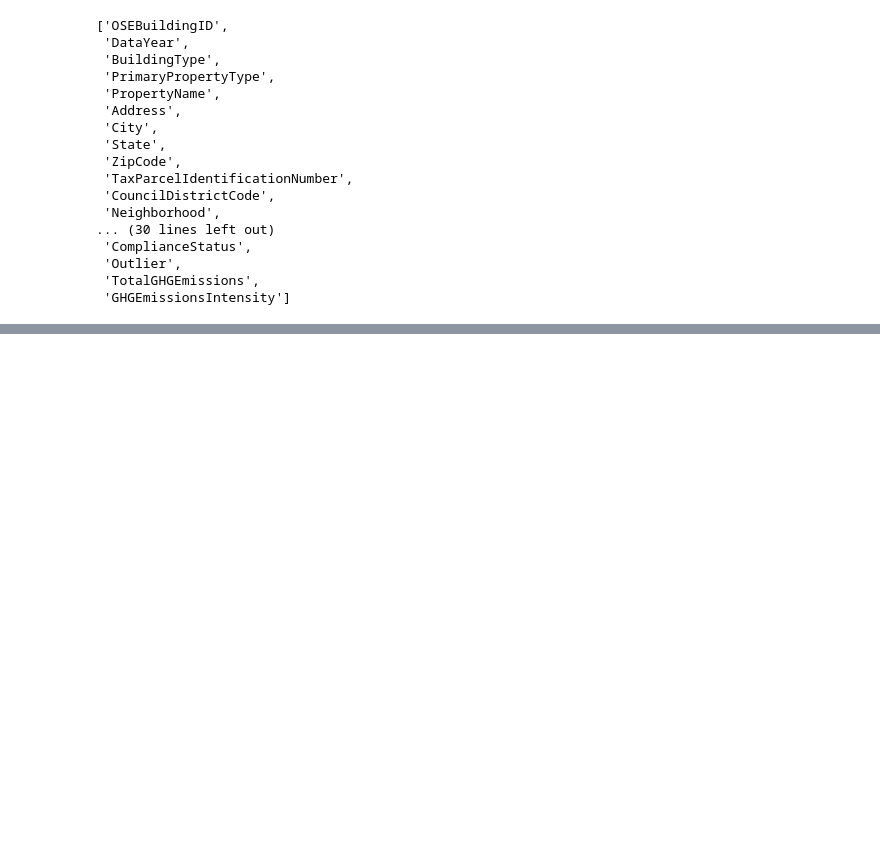
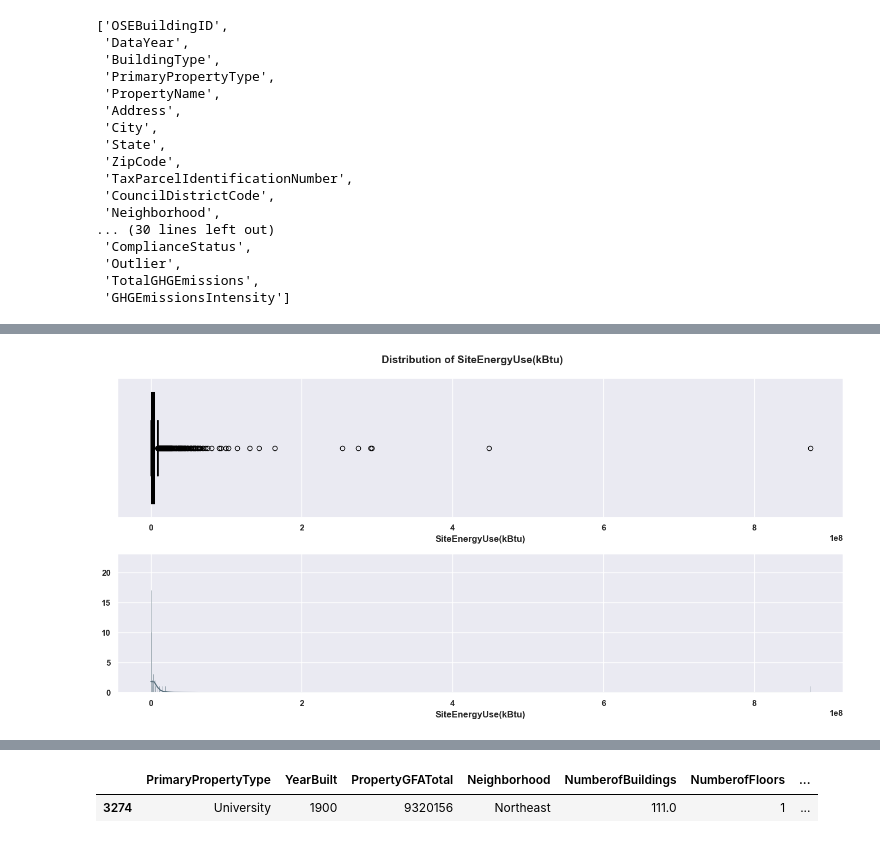
Before and after one commit to AlhousseineDiallo/energy_sight, a Jupyter notebook: notebooks/exploration_01.ipynb, the cells around one changed output, grey strips where cells are left out. Cells and saved outputs as stored; diff of their text form; code cells hidden in the pictures; blank space fills up the shorter version.

```diff
--- a/notebooks/exploration_01.ipynb
+++ b/notebooks/exploration_01.ipynb
@@ -407,0 +1117,2 @@ np.int64(3344)
+# %%
+df_compliant_filtered = logarithm(df=df_compliant_filtered, col='PropertyGFATotal')
@@ -407,0 +1201,4 @@ np.int64(3344)
+# %%
+# let's also use the matplotlib and seaborn methods
+plot_distribution(df=df_compliant_filtered, col='SiteEnergyUse(kBtu)', bins=100_000)
+# %% [output]
@@ -407,0 +1207 @@ np.int64(3344)
+[figure, added]
@@ -407,0 +1214,7 @@ np.int64(3344)
+# %%
+# let's check the building with the highest consumption
+df_compliant_filtered.loc[df_compliant_filtered['SiteEnergyUse(kBtu)'] == max_consumption]
+# So it's the university of Washington
+# %% [output]
+|  | PrimaryPropertyType | YearBuilt | PropertyGFATotal | Neighborhood | NumberofBuildings | NumberofFloors | ... |
+| 3274 | University | 1900 | 9320156 | Northeast | 111.0 | 1 | ... |
```
Also changed, not shown: parts of 90 cells of this notebook, 7 other files.
